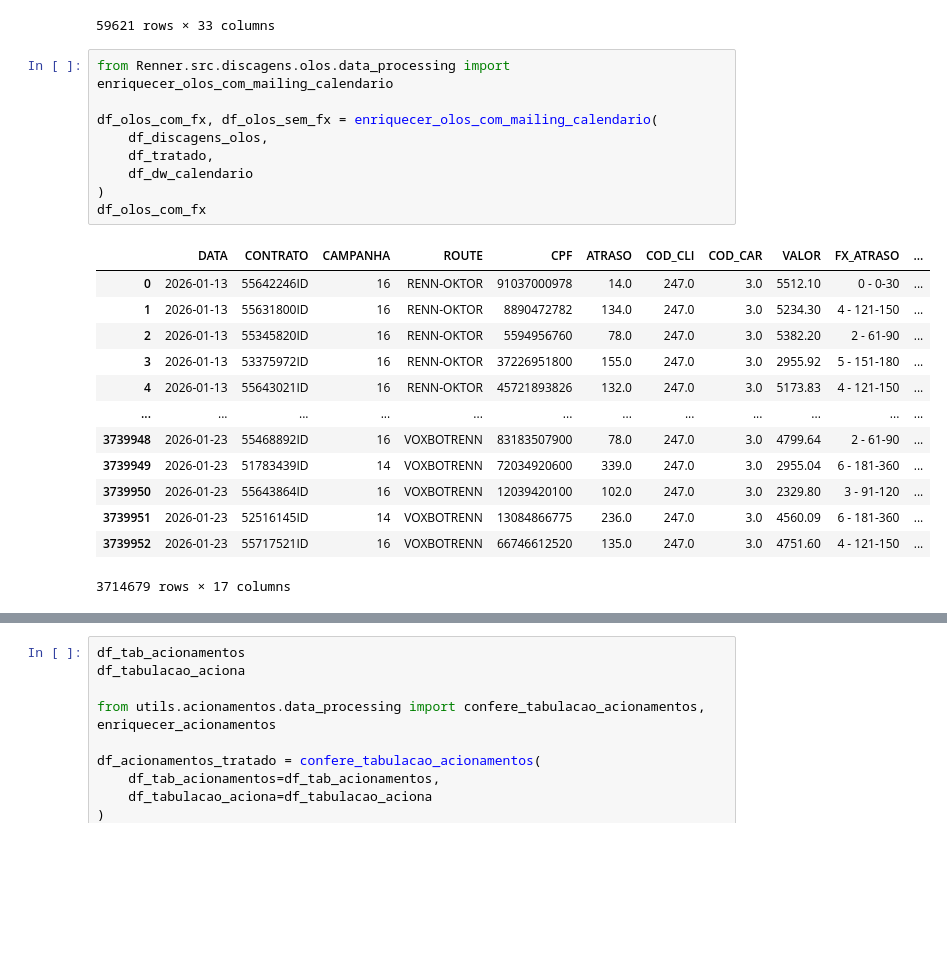
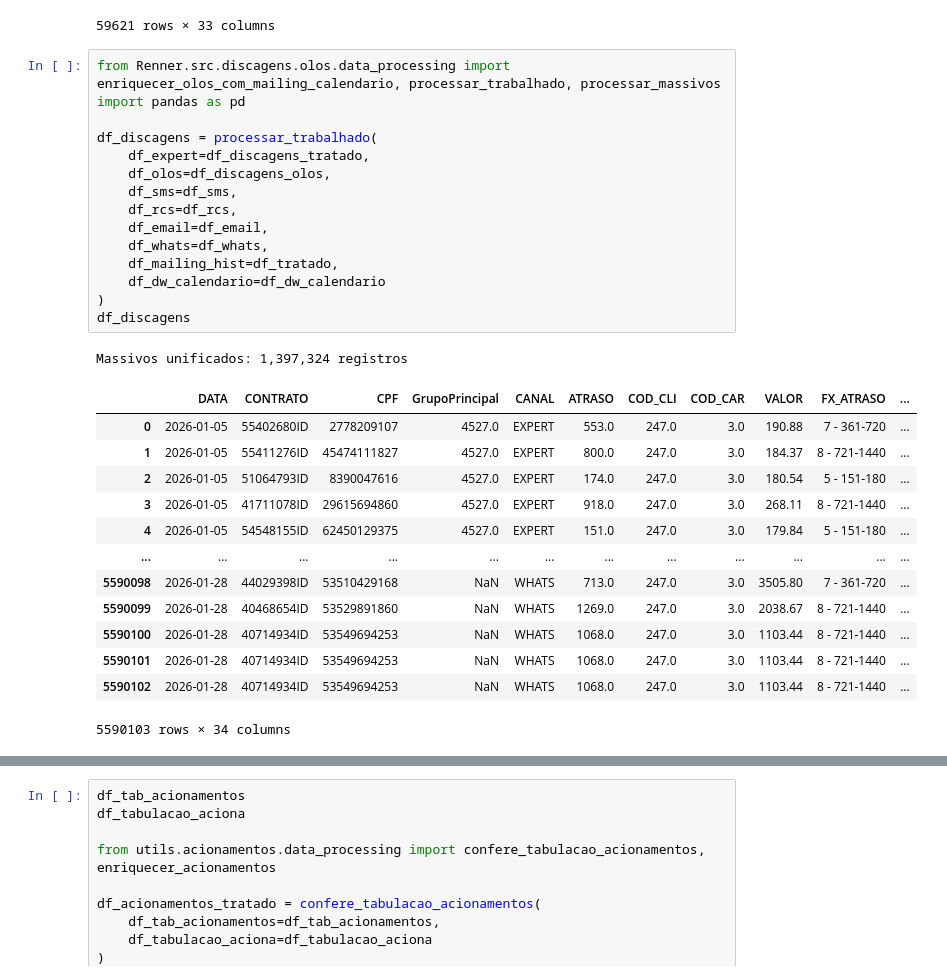
Before and after one commit to Claudiano-alves/Data-Analysis-Portfolio, a Jupyter notebook: Projects/notebooks/data_wrangling_renner.ipynb, the cells around one changed output, grey strips where cells are left out. Drawn from its saved outputs; the diff is of its cells as text; blank space fills up the shorter version.

Commit message:
UPDATE. Finalizado desenvolvimento dos acumulados de discagens somando massivos, e os indicadores de massivos unicamente.

```diff
--- a/Projects/notebooks/data_wrangling_renner.ipynb
+++ b/Projects/notebooks/data_wrangling_renner.ipynb
@@ -241,25 +252,32 @@ df_sabado
 | 1339442 | 2026-01-31 | 51429067 | 43832295ID | 55 | 999364241 | 4522 | 408 | ... |
 59621 rows × 33 columns
 # %%
-from Renner.src.discagens.olos.data_processing import enriquecer_olos_com_mailing_calendario
+from Renner.src.discagens.olos.data_processing import enriquecer_olos_com_mailing_calendario, processar_trabalhado, processar_massivos
+import pandas as pd
 
-df_olos_com_fx, df_olos_sem_fx = enriquecer_olos_com_mailing_calendario(
-    df_discagens_olos,
-    df_tratado,
-    df_dw_calendario
+df_discagens = processar_trabalhado(
+    df_expert=df_discagens_tratado,
+    df_olos=df_discagens_olos,
+    df_sms=df_sms,
+    df_rcs=df_rcs,
+    df_email=df_email,
+    df_whats=df_whats,
+    df_mailing_hist=df_tratado,
+    df_dw_calendario=df_dw_calendario
 )
-df_olos_com_fx
+df_discagens
 # %% [output]
+Massivos unificados: 1,397,324 registros
-|  | DATA | CONTRATO | CAMPANHA | ROUTE | CPF | ATRASO | COD_CLI | COD_CAR | VALOR | FX_ATRASO | ... |
-| 0 | 2026-01-13 | 55642246ID | 16 | RENN-OKTOR | 91037000978 | 14.0 | 247.0 | 3.0 | 5512.10 | 0 - 0-30 | ... |
-| 1 | 2026-01-13 | 55631800ID | 16 | RENN-OKTOR | 8890472782 | 134.0 | 247.0 | 3.0 | 5234.30 | 4 - 121-150 | ... |
-| 2 | 2026-01-13 | 55345820ID | 16 | RENN-OKTOR | 5594956760 | 78.0 | 247.0 | 3.0 | 5382.20 | 2 - 61-90 | ... |
-| 3 | 2026-01-13 | 53375972ID | 16 | RENN-OKTOR | 37226951800 | 155.0 | 247.0 | 3.0 | 2955.92 | 5 - 151-180 | ... |
-| 4 | 2026-01-13 | 55643021ID | 16 | RENN-OKTOR | 45721893826 | 132.0 | 247.0 | 3.0 | 5173.83 | 4 - 121-150 | ... |
+|  | DATA | CONTRATO | CPF | GrupoPrincipal | CANAL | ATRASO | COD_CLI | COD_CAR | VALOR | FX_ATRASO | ... |
+| 0 | 2026-01-05 | 55402680ID | 2778209107 | 4527.0 | EXPERT | 553.0 | 247.0 | 3.0 | 190.88 | 7 - 361-720 | ... |
+| 1 | 2026-01-05 | 55411276ID | 45474111827 | 4527.0 | EXPERT | 800.0 | 247.0 | 3.0 | 184.37 | 8 - 721-1440 | ... |
+| 2 | 2026-01-05 | 51064793ID | 8390047616 | 4527.0 | EXPERT | 174.0 | 247.0 | 3.0 | 180.54 | 5 - 151-180 | ... |
+| 3 | 2026-01-05 | 41711078ID | 29615694860 | 4527.0 | EXPERT | 918.0 | 247.0 | 3.0 | 268.11 | 8 - 721-1440 | ... |
+| 4 | 2026-01-05 | 54548155ID | 62450129375 | 4527.0 | EXPERT | 151.0 | 247.0 | 3.0 | 179.84 | 5 - 151-180 | ... |
 | ... | ... | ... | ... | ... | ... | ... | ... | ... | ... | ... | ... |
-| 3739948 | 2026-01-23 | 55468892ID | 16 | VOXBOTRENN | 83183507900 | 78.0 | 247.0 | 3.0 | 4799.64 | 2 - 61-90 | ... |
-| 3739949 | 2026-01-23 | 51783439ID | 14 | VOXBOTRENN | 72034920600 | 339.0 | 247.0 | 3.0 | 2955.04 | 6 - 181-360 | ... |
-| 3739950 | 2026-01-23 | 55643864ID | 16 | VOXBOTRENN | 12039420100 | 102.0 | 247.0 | 3.0 | 2329.80 | 3 - 91-120 | ... |
-| 3739951 | 2026-01-23 | 52516145ID | 14 | VOXBOTRENN | 13084866775 | 236.0 | 247.0 | 3.0 | 4560.09 | 6 - 181-360 | ... |
-| 3739952 | 2026-01-23 | 55717521ID | 16 | VOXBOTRENN | 66746612520 | 135.0 | 247.0 | 3.0 | 4751.60 | 4 - 121-150 | ... |
+| 5590098 | 2026-01-28 | 44029398ID | 53510429168 | NaN | WHATS | 713.0 | 247.0 | 3.0 | 3505.80 | 7 - 361-720 | ... |
+| 5590099 | 2026-01-28 | 40468654ID | 53529891860 | NaN | WHATS | 1269.0 | 247.0 | 3.0 | 2038.67 | 8 - 721-1440 | ... |
+| 5590100 | 2026-01-28 | 40714934ID | 53549694253 | NaN | WHATS | 1068.0 | 247.0 | 3.0 | 1103.44 | 8 - 721-1440 | ... |
+| 5590101 | 2026-01-28 | 40714934ID | 53549694253 | NaN | WHATS | 1068.0 | 247.0 | 3.0 | 1103.44 | 8 - 721-1440 | ... |
+| 5590102 | 2026-01-28 | 40714934ID | 53549694253 | NaN | WHATS | 1068.0 | 247.0 | 3.0 | 1103.44 | 8 - 721-1440 | ... |
-3714679 rows × 17 columns
+5590103 rows × 34 columns
```
Also changed, not shown: parts of 13 cells of this notebook, 4 other files.
